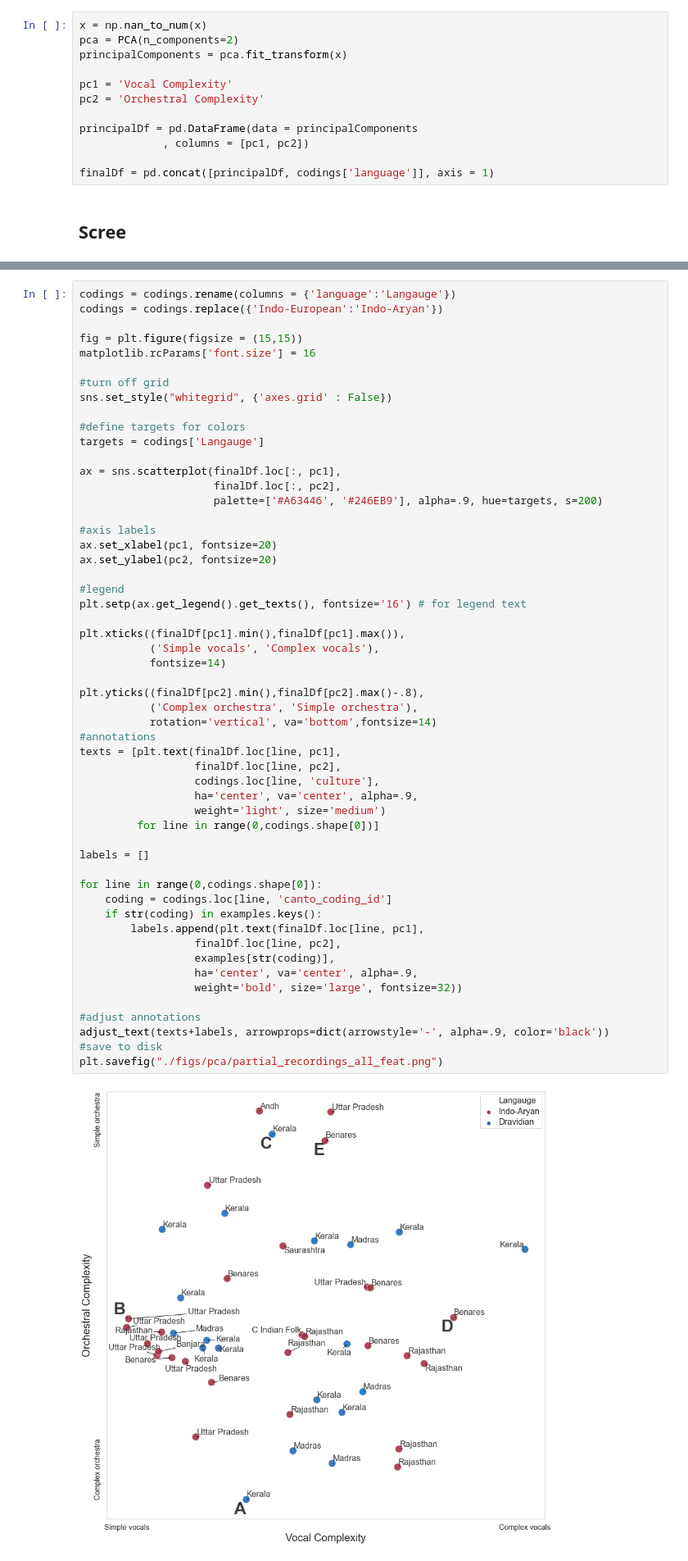
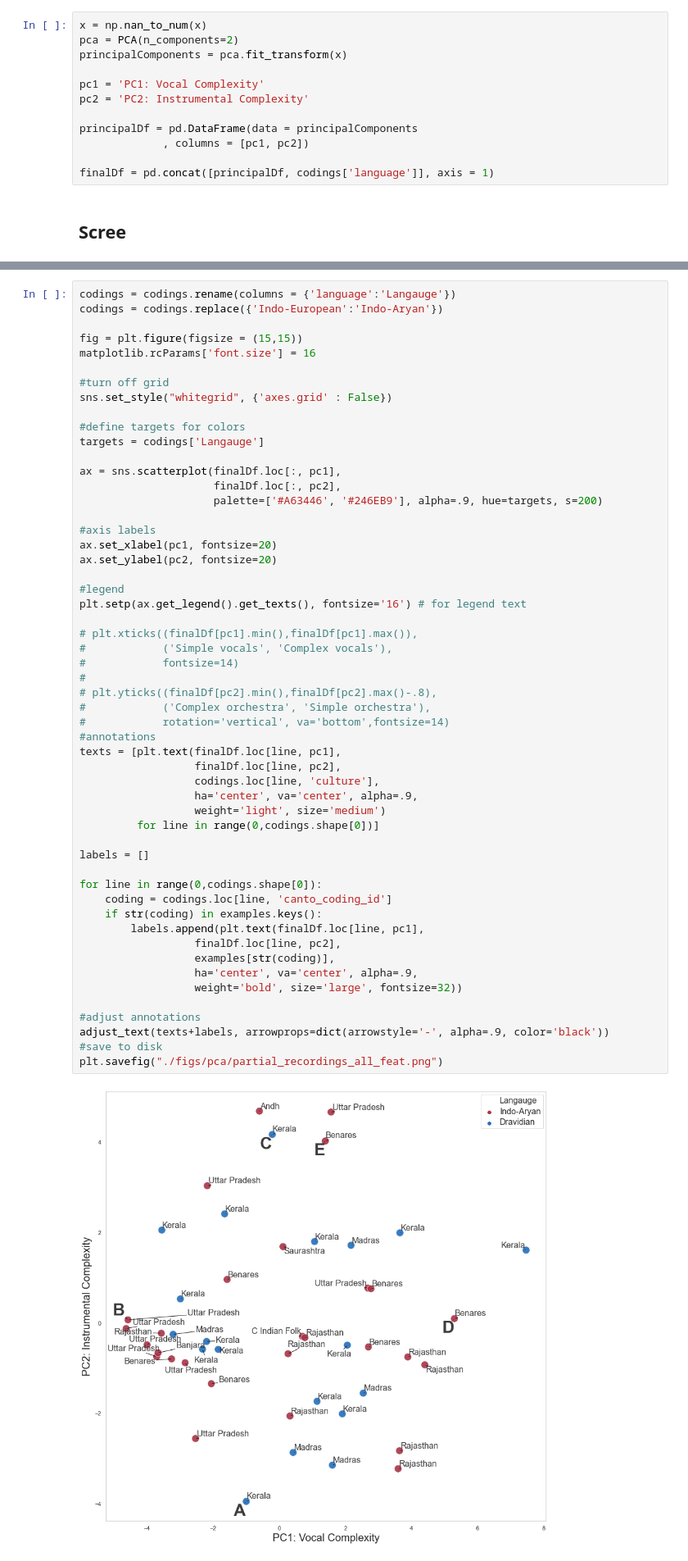
Before and after one commit to comp-music-lab/sfc-journal-2020, a Jupyter notebook: PCA.ipynb, the cells around one changed output, grey strips where cells are left out. Shown: that part at 82% size. Drawn from its saved outputs; the diff is of its cells as text.

```diff
--- a/PCA.ipynb
+++ b/PCA.ipynb
@@ -49,8 +49,8 @@ x = np.nan_to_num(x)
 pca = PCA(n_components=2)
 principalComponents = pca.fit_transform(x)
 
-pc1 = 'Vocal Complexity'
-pc2 = 'Orchestral Complexity'
+pc1 = 'PC1: Vocal Complexity'
+pc2 = 'PC2: Instrumental Complexity'
 
 principalDf = pd.DataFrame(data = principalComponents
              , columns = [pc1, pc2])
@@ -96,41 +96,41 @@ ax = sns.scatterplot(finalDf.loc[:, pc1],
 ax.set_xlabel(pc1, fontsize=20)
 ax.set_ylabel(pc2, fontsize=20)
 
 #legend
 plt.setp(ax.get_legend().get_texts(), fontsize='16') # for legend text
 
-plt.xticks((finalDf[pc1].min(),finalDf[pc1].max()),
-           ('Simple vocals', 'Complex vocals'),
-           fontsize=14)
-
-plt.yticks((finalDf[pc2].min(),finalDf[pc2].max()-.8),
-           ('Complex orchestra', 'Simple orchestra'),
-           rotation='vertical', va='bottom',fontsize=14)
+# plt.xticks((finalDf[pc1].min(),finalDf[pc1].max()),
+#            ('Simple vocals', 'Complex vocals'),
+#            fontsize=14)
+#
+# plt.yticks((finalDf[pc2].min(),finalDf[pc2].max()-.8),
+#            ('Complex orchestra', 'Simple orchestra'),
+#            rotation='vertical', va='bottom',fontsize=14)
 #annotations
 texts = [plt.text(finalDf.loc[line, pc1],
                   finalDf.loc[line, pc2],
                   codings.loc[line, 'culture'],
                   ha='center', va='center', alpha=.9,
                   weight='light', size='medium')
          for line in range(0,codings.shape[0])]
 
 labels = []
 
 for line in range(0,codings.shape[0]):
     coding = codings.loc[line, 'canto_coding_id']
     if str(coding) in examples.keys():
         labels.append(plt.text(finalDf.loc[line, pc1],
                   finalDf.loc[line, pc2],
                   examples[str(coding)],
                   ha='center', va='center', alpha=.9,
                   weight='bold', size='large', fontsize=32))
 
 #adjust annotations
 adjust_text(texts+labels, arrowprops=dict(arrowstyle='-', alpha=.9, color='black'))
 #save to disk
 plt.savefig("./figs/pca/partial_recordings_all_feat.png")
 # %% [output]
-[figure, old version]
+[figure, new version]
 # %% [markdown]
 ## Explained Variance
 # %%
```
Also changed, not shown: parts of 7 cells of this notebook, 11 other files.
